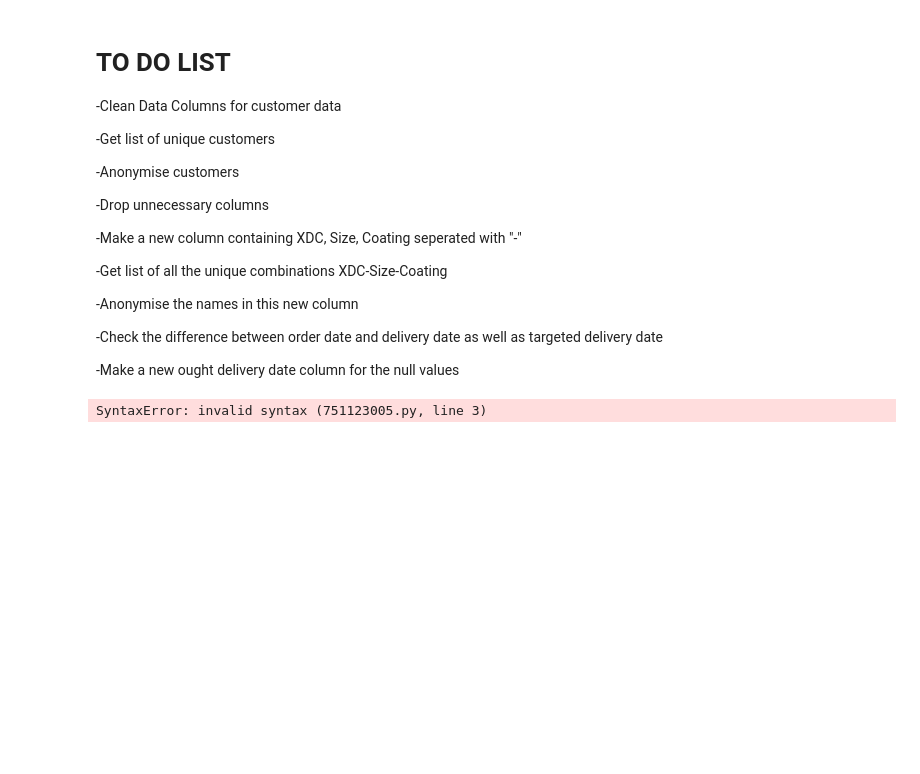
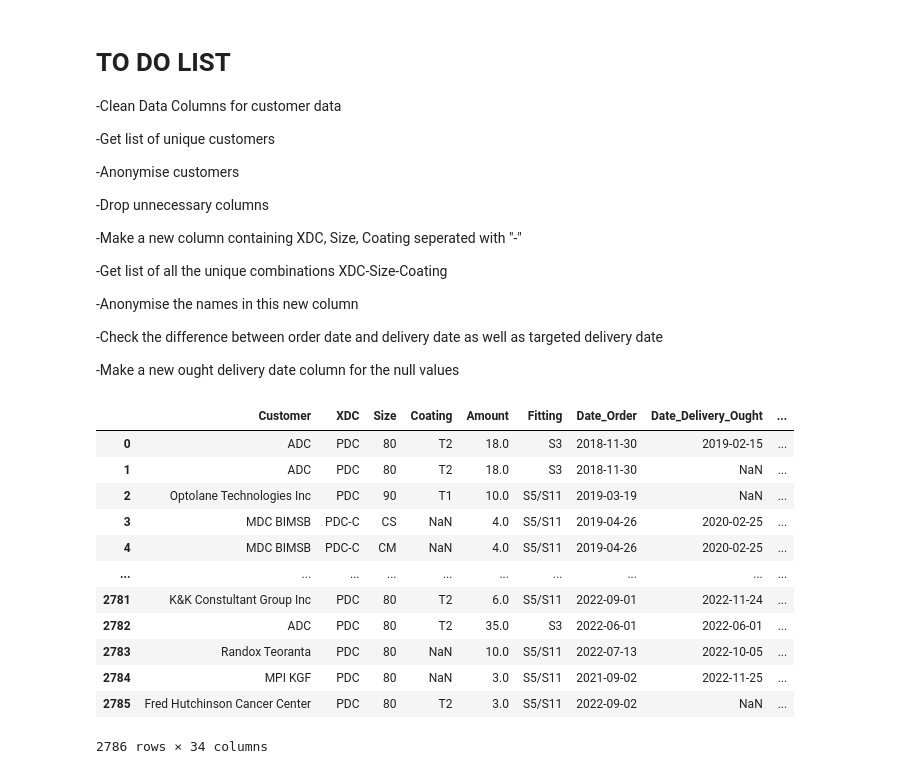
Before and after one commit to esrabecker/DA_Midterm_Project, a Jupyter notebook: Customer Data Cleaning .ipynb, the cells around one changed output. Saved outputs shown, nothing was run; the diff lists cells and outputs as text; code cells hidden in the pictures; blank space fills up the shorter version.

```diff
--- a/Customer Data Cleaning .ipynb
+++ b/Customer Data Cleaning .ipynb
@@ -18,9 +18,23 @@
 -Check the difference between order date and delivery date as well as targeted delivery date
 
 -Make a new ought delivery date column for the null values
-# %%
-import pandas as pd
-
-customer_df = pd.read_csv('data.csv')
-# %% [output]
-SyntaxError: invalid syntax (751123005.py, line 3)
+# %%
+import pandas as pd
+import numpy as np
+
+customer_df = pd.read_csv('/Users/esrabecker/Desktop/GitHub/DA_Midterm_Project/Data/Customer_Data.csv', sep= ';')
+customer_df
+# %% [output]
+|  | Customer | XDC | Size | Coating | Amount | Fitting | Date_Order | Date_Delivery_Ought | ... |
+| 0 | ADC | PDC | 80 | T2 | 18.0 | S3 | 2018-11-30 | 2019-02-15 | ... |
+| 1 | ADC | PDC | 80 | T2 | 18.0 | S3 | 2018-11-30 | NaN | ... |
+| 2 | Optolane Technologies Inc | PDC | 90 | T1 | 10.0 | S5/S11 | 2019-03-19 | NaN | ... |
+| 3 | MDC BIMSB | PDC-C | CS | NaN | 4.0 | S5/S11 | 2019-04-26 | 2020-02-25 | ... |
+| 4 | MDC BIMSB | PDC-C | CM | NaN | 4.0 | S5/S11 | 2019-04-26 | 2020-02-25 | ... |
+| ... | ... | ... | ... | ... | ... | ... | ... | ... | ... |
+| 2781 | K&K Constultant Group Inc | PDC | 80 | T2 | 6.0 | S5/S11 | 2022-09-01 | 2022-11-24 | ... |
+| 2782 | ADC | PDC | 80 | T2 | 35.0 | S3 | 2022-06-01 | 2022-06-01 | ... |
+| 2783 | Randox Teoranta | PDC | 80 | NaN | 10.0 | S5/S11 | 2022-07-13 | 2022-10-05 | ... |
+| 2784 | MPI KGF | PDC | 80 | NaN | 3.0 | S5/S11 | 2021-09-02 | 2022-11-25 | ... |
+| 2785 | Fred Hutchinson Cancer Center | PDC | 80 | T2 | 3.0 | S5/S11 | 2022-09-02 | NaN | ... |
+2786 rows × 34 columns
```
Also changed, not shown: parts of 13 cells of this notebook, 1 other file.
